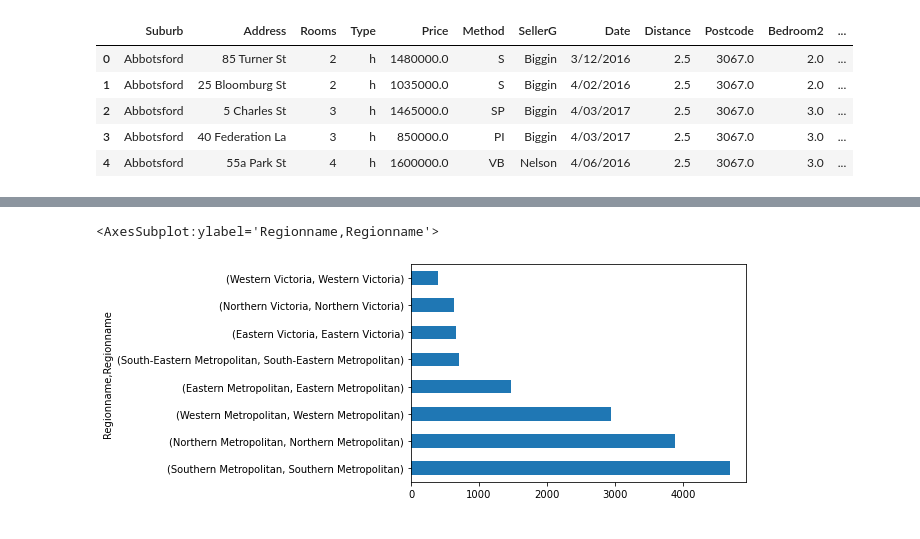
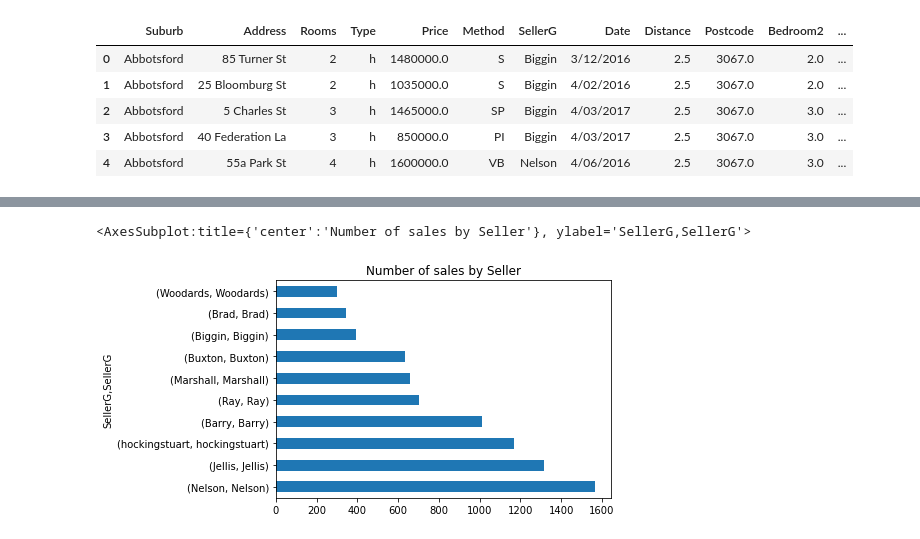
Before and after one commit to willosullivan/ML-Tutorials, a Jupyter notebook: Melbourne House Price Prediction/modelling.ipynb, the cells around one changed output, grey strips where cells are left out. Saved outputs shown, nothing was run; the diff lists cells and outputs as text; code cells hidden in the pictures.

```diff
--- a/Melbourne House Price Prediction/modelling.ipynb
+++ b/Melbourne House Price Prediction/modelling.ipynb
@@ -89,8 +57,8 @@ I will use a Sklearn Imputation method to addresses the continuous/numerical col
 # %%
 burbs_and_cas = df[['Suburb', 'CouncilArea']]
-a = set(df['Suburb'])
+a = set(burbs_and_cas['Suburb'])
 burbs_and_cas.dropna(how='all', inplace=True)
-b = set(df['Suburb'])
+b = set(burbs_and_cas['Suburb'])
 if a==b:
     burbs_and_cas.drop_duplicates(
         subset=['Suburb'],
@@ -109,9 +77,18 @@ if a==b:
     columns=['CouncilArea_x'],
     inplace=True
     )
+
     # This drops 7 rows from out dataset
     df_filled = df_filled[df_filled['CouncilArea_y'].notna()]
 
+    df_filled.rename(
+        columns= {'CouncilArea_y': 'CouncilArea'},
+        inplace=True
+    )
+
+df_filled[['YearBuilt', 'BuildingArea', 'Car']] = df_filled[['YearBuilt', 'BuildingArea', 'Car']].interpolate(method='linear')
+
+df_filled = df_filled.iloc[1: , : ]
 
 df_filled.info()
 # %% [output]
@@ -137,10 +115,0 @@ memory usage: 2.3+ MB
-# %%
-df_filled['index'] = df_filled.index
-to_impute = df_filled[['BuildingArea', 'YearBuilt', 'Car']]
-
-from sklearn.impute import SimpleImputer
-# Create an Instance of the SimpleImputer class
-my_imputer = SimpleImputer()
-# Impute data
-imputed = my_imputer.fit_transform(to_impute)
-imputed
@@ -155,3 +123,11 @@ array([[1.45745908e+02, 1.96467252e+03, 1.00000000e+00],
+# %%
+df_filled['Postcode'] = df_filled['Postcode'].astype(str)
+df_filled['Bedroom2'] = df_filled['Bedroom2'].astype(int)
+df_filled['Bathroom'] = df_filled['Bathroom'].astype(int)
+df_filled['YearBuilt'] = df_filled['YearBuilt'].astype(int)
+df_filled['Car'] = df_filled['Car'].astype(int)
+df_filled['Propertycount'] = df_filled['Propertycount'].astype(int)
+df_filled['Date'] = pd.to_datetime(df_filled['Date'])
 # %%
 df.describe()
 # %% [output]
@@ -167,6 +151,5 @@ df.describe()
 # %%
-df.groupby(['SellerG'])['SellerG'].value_counts().nlargest(10).plot(kind='barh')
-df.groupby(['Regionname'])['Regionname'].value_counts().nlargest(10).plot(kind='barh')
+df_filled.groupby(['SellerG'])['SellerG'].value_counts().nlargest(10).plot(kind='barh', title='Number of sales by Seller')
 # %% [output]
-<AxesSubplot:ylabel='Regionname,Regionname'>
+<AxesSubplot:title={'center':'Number of sales by Seller'}, ylabel='SellerG,SellerG'>
-[figure, old version]
+[figure, new version]
```
Also changed, not shown: parts of 33 cells of this notebook, 1 other file.
